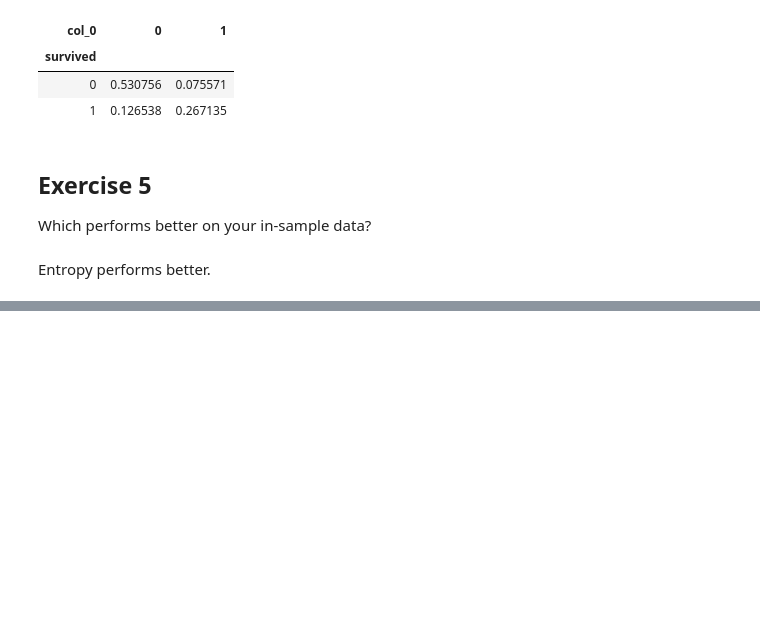
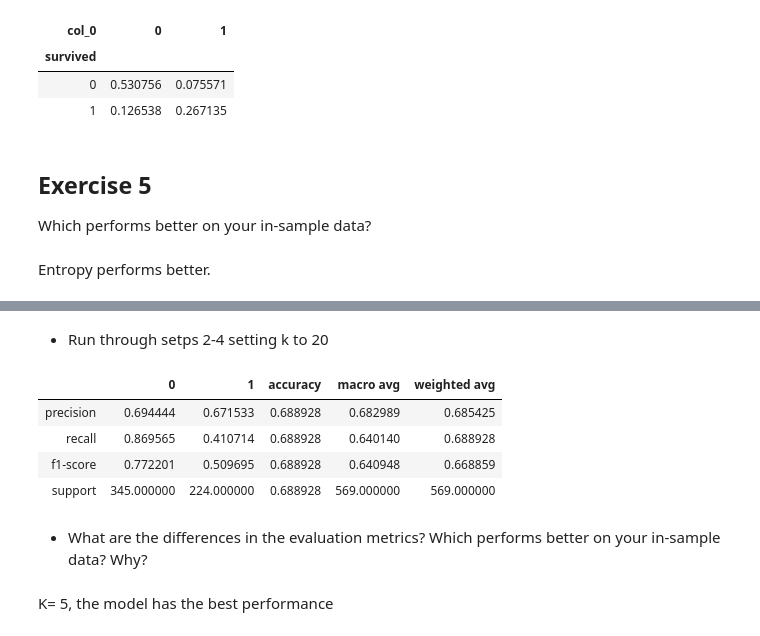
Before and after one commit to allenjiang666/ds-methodologies-exercises, a Jupyter notebook: classification/model.ipynb, the cells around one changed output, grey strips where cells are left out. Cells and saved outputs as stored; diff of their text form; code cells hidden in the pictures; blank space fills up the shorter version.

```diff
--- a/classification/model.ipynb
+++ b/classification/model.ipynb
@@ -333,0 +391,17 @@ Entropy performs better.
+# %% [markdown]
+- Run through setps 2-4 setting k to 20
+# %%
+knn = KNeighborsClassifier(n_neighbors=20, weights='uniform')
+knn.fit(X, y)
+y_pred = knn.predict(X)
+pd.DataFrame(classification_report(y, y_pred, output_dict=True))
+# %% [output]
+|  | 0 | 1 | accuracy | macro avg | weighted avg |
+| precision | 0.694444 | 0.671533 | 0.688928 | 0.682989 | 0.685425 |
+| recall | 0.869565 | 0.410714 | 0.688928 | 0.640140 | 0.688928 |
+| f1-score | 0.772201 | 0.509695 | 0.688928 | 0.640948 | 0.668859 |
+| support | 345.000000 | 224.000000 | 0.688928 | 569.000000 | 569.000000 |
+# %% [markdown]
+- What are the differences in the evaluation metrics? Which performs better on your in-sample data? Why?
+# %% [markdown]
+K= 5, the model has the best performance
```
Also changed, not shown: parts of 15 cells of this notebook, 3 other files.
